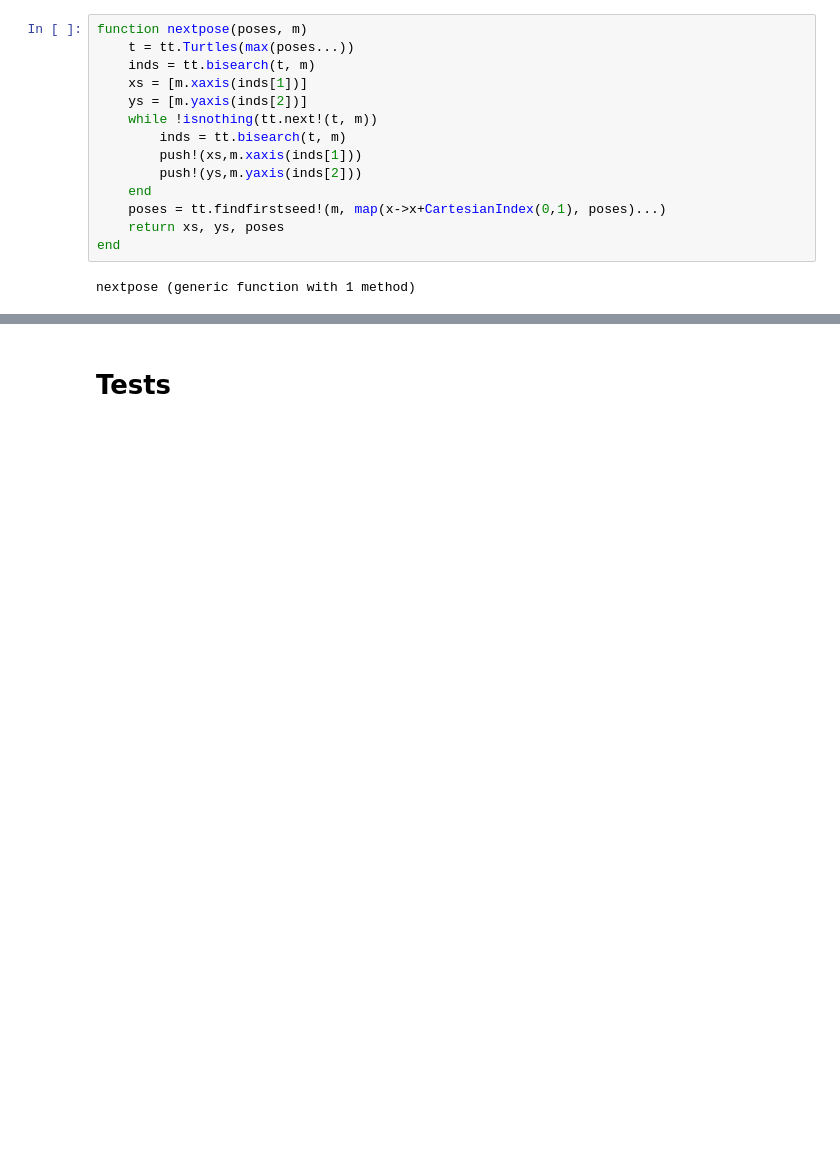
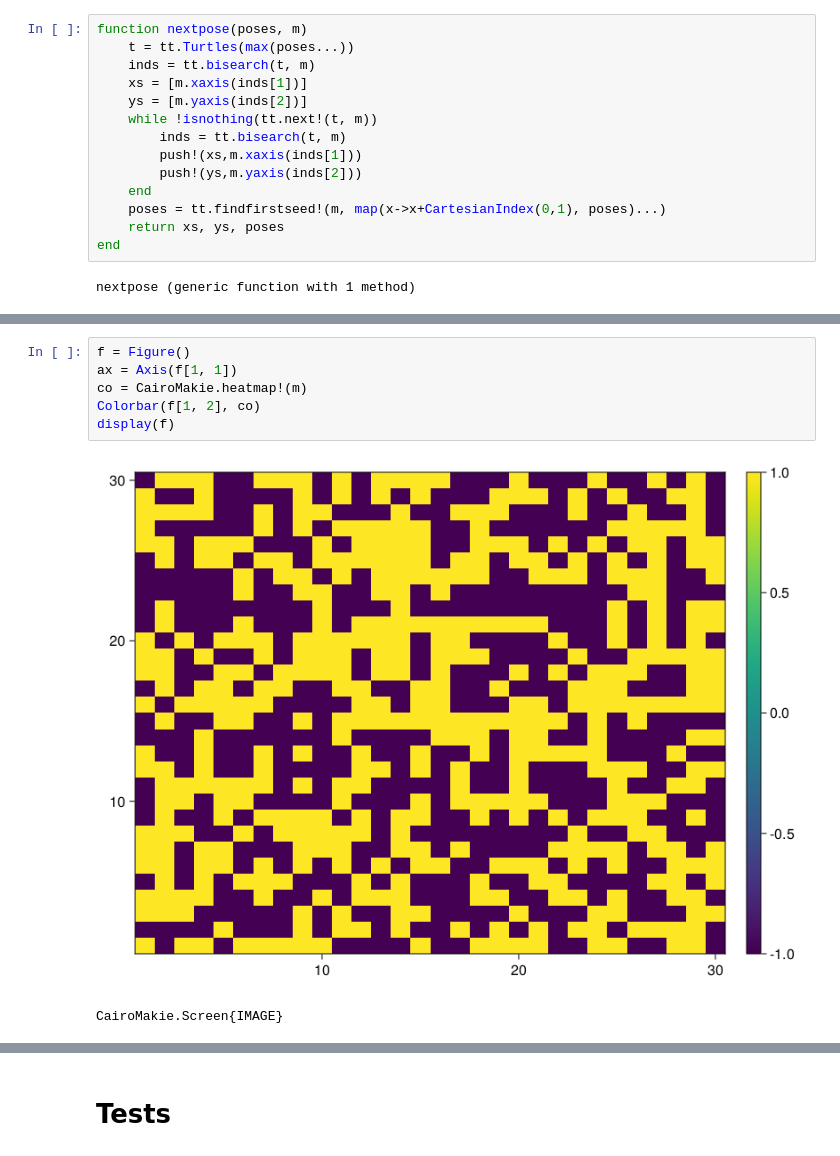
Before and after one commit to yardw/HierarchicalSearches.jl, a Jupyter notebook: example/GoldbergerWise/dev.ipynb, the cells around one changed output, grey strips where cells are left out. Drawn from its saved outputs; the diff is of its cells as text; blank space fills up the shorter version.

```diff
--- a/example/GoldbergerWise/dev.ipynb
+++ b/example/GoldbergerWise/dev.ipynb
@@ -101,0 +149,9 @@ g2_m2_numerical (generic function with 4 methods)
+# %%
+f = Figure()
+ax = Axis(f[1, 1])
+co = CairoMakie.heatmap!(m)
+Colorbar(f[1, 2], co)
+display(f)
+# %% [output]
+[figure, added]
+CairoMakie.Screen{IMAGE}
```
Also changed, not shown: parts of 14 cells of this notebook, 2 other files.
